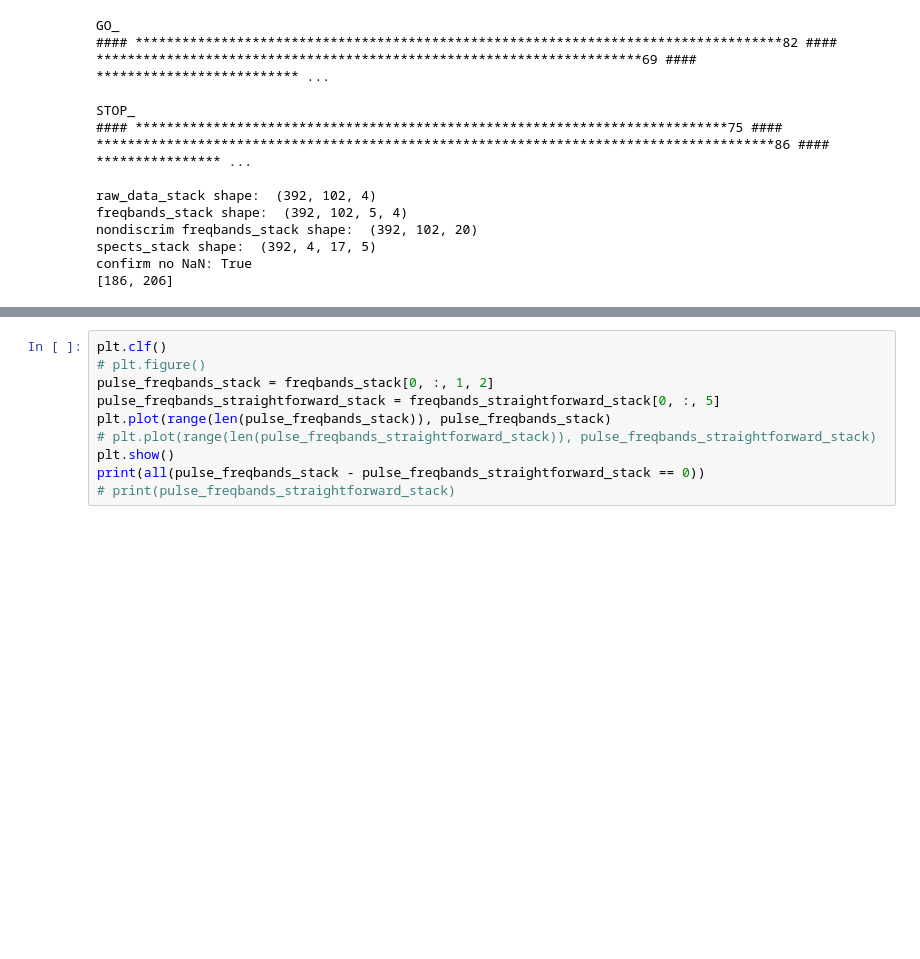
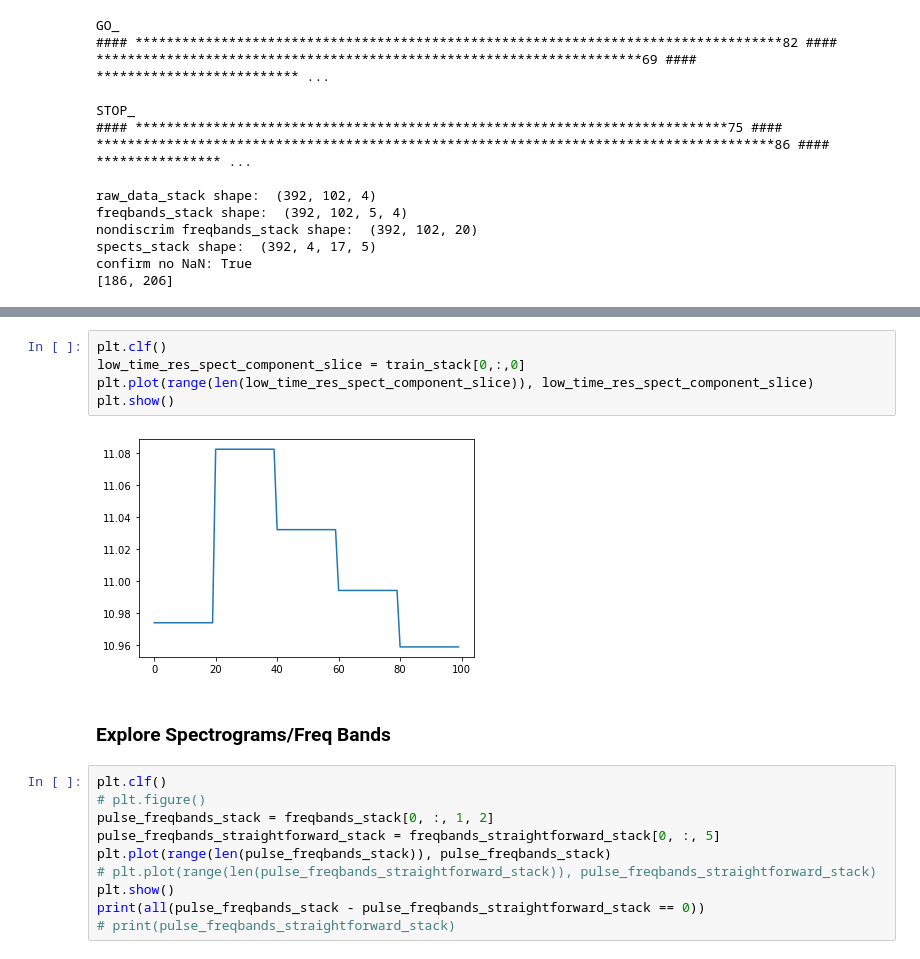
Before and after one commit to d-bi/software-control, a Jupyter notebook: playground.ipynb, the cells around one changed output, grey strips where cells are left out. Cells and saved outputs as stored; diff of their text form; blank space fills up the shorter version.

Commit message:
started incorporating spectorgram data via lowering time resolution try other window lengths, freq bins, etc.

```diff
--- a/playground.ipynb
+++ b/playground.ipynb
@@ -464,3 +571,12 @@ confirm no NaN: True
+# %%
+plt.clf()
+low_time_res_spect_component_slice = train_stack[0,:,0]
+plt.plot(range(len(low_time_res_spect_component_slice)), low_time_res_spect_component_slice)
+plt.show()
+# %% [output]
+[figure, added]
+# %% [markdown]
+### Explore Spectrograms/Freq Bands
 # %%
 plt.clf()
 # plt.figure()
```
Also changed, not shown: parts of 19 cells of this notebook, 1 other file.
